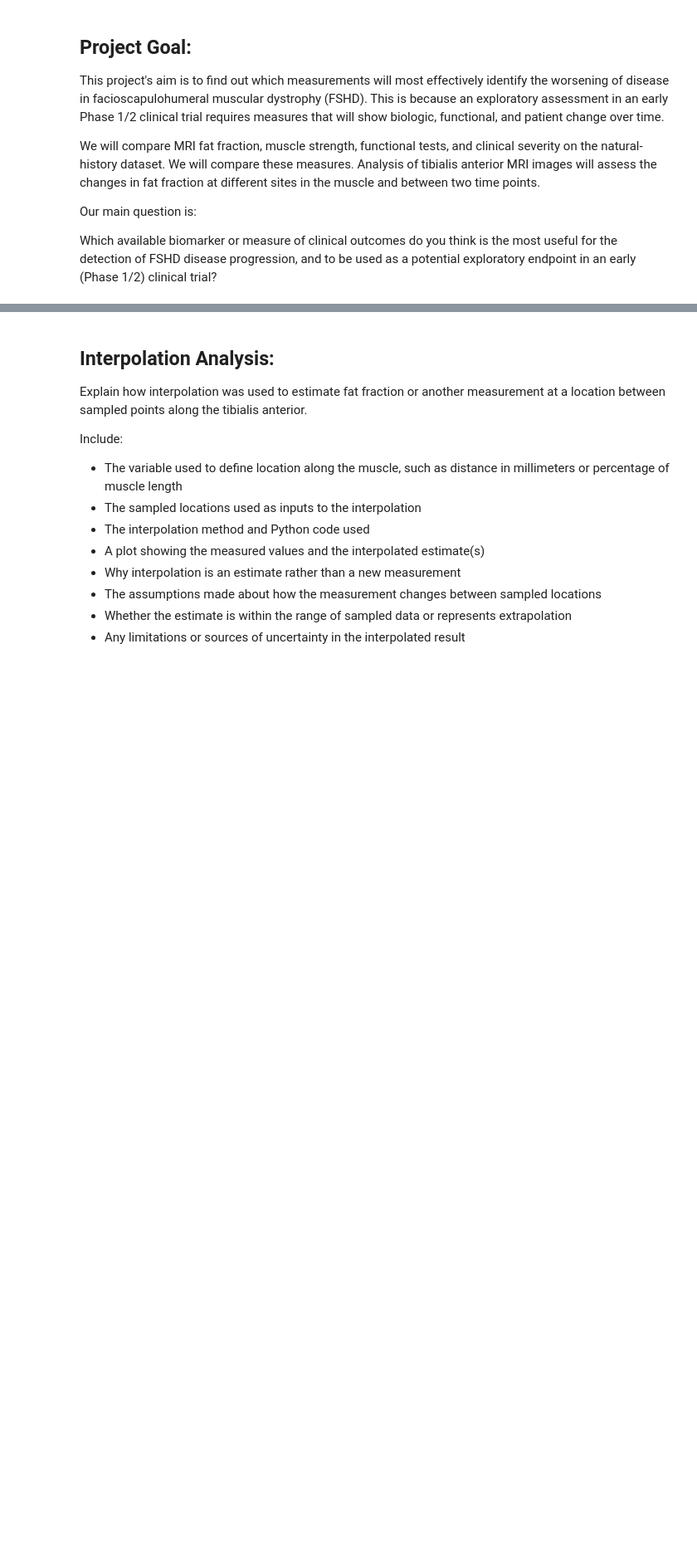
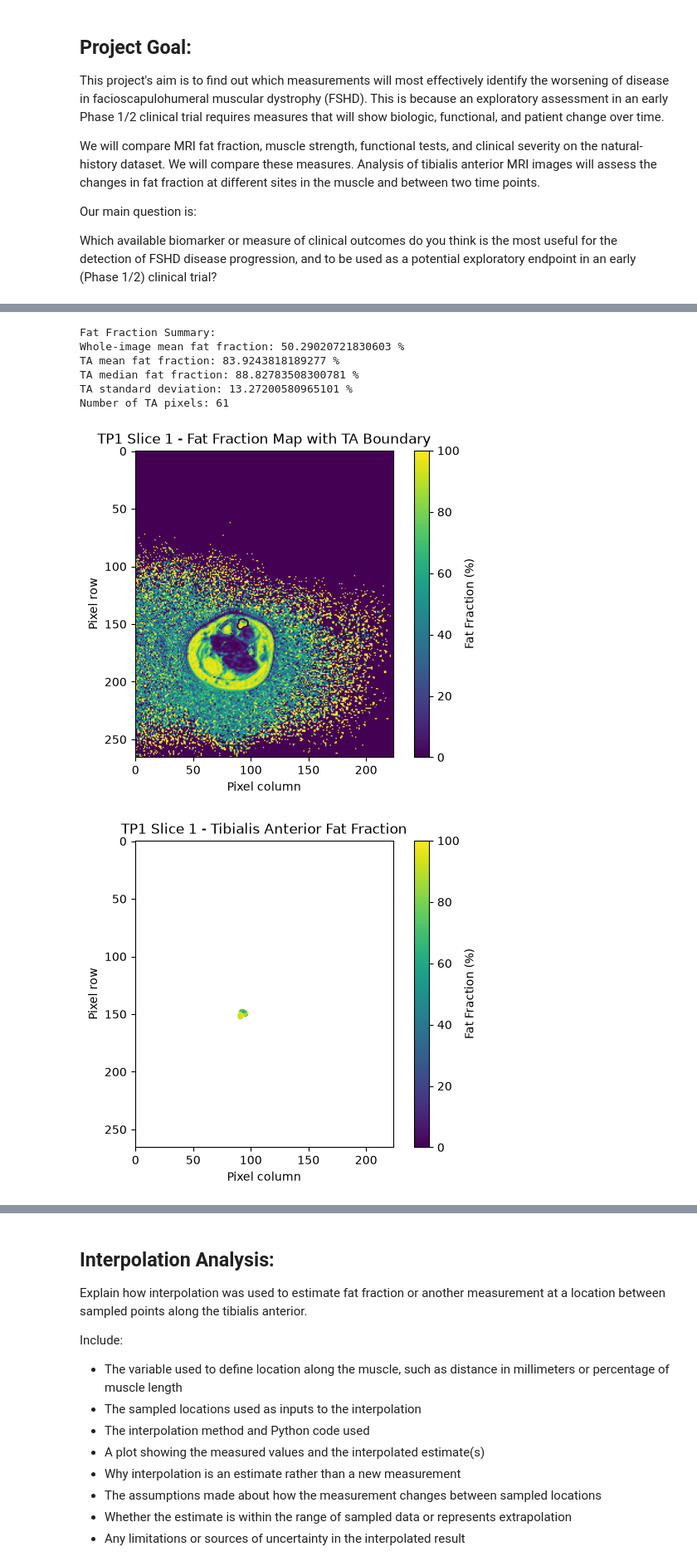
Before and after one commit to privi-alt/Module-2, a Jupyter notebook: BME_2315 Module 2/FSHD_Module2_Project_Template.ipynb, the cells around one changed output, grey strips where cells are left out. Shown at 83% size. Saved outputs shown, nothing was run; the diff lists cells and outputs as text; code cells hidden in the pictures; blank space fills up the shorter version.

```diff
--- a/BME_2315 Module 2/FSHD_Module2_Project_Template.ipynb
+++ b/BME_2315 Module 2/FSHD_Module2_Project_Template.ipynb
@@ -57,0 +235,71 @@ Each figure should have labeled axes, an informative title, and a caption explai
+# %%
+# Calculate total MRI signal
+total_signal = water_image + fat_image
+
+# Only use pixels where there is MRI signal
+valid_pixels = total_signal > 0
+
+# Calculate fat fraction
+fat_fraction = np.zeros_like(fat_image, dtype=float)
+
+fat_fraction[valid_pixels] = (
+    fat_image[valid_pixels] / total_signal[valid_pixels]
+) * 100
+
+# Select valid pixels inside the tibialis anterior
+ta_region = (ta_mask == 1) & valid_pixels
+ta_fat_fraction = fat_fraction[ta_region]
+
+# Calculate summary statistics
+whole_image_mean = np.mean(fat_fraction[valid_pixels])
+
+ta_mean = np.mean(ta_fat_fraction)
+ta_median = np.median(ta_fat_fraction)
+ta_std = np.std(ta_fat_fraction)
+ta_pixel_count = len(ta_fat_fraction)
+
+print("Fat Fraction Summary:")
+print("Whole-image mean fat fraction:", whole_image_mean, "%")
+print("TA mean fat fraction:", ta_mean, "%")
+print("TA median fat fraction:", ta_median, "%")
+print("TA standard deviation:", ta_std, "%")
+print("Number of TA pixels:", ta_pixel_count)
+
+# Show whole-image fat fraction map
+plt.figure()
+plt.imshow(fat_fraction, vmin=0, vmax=100)
+plt.colorbar(label="Fat Fraction (%)")
+plt.contour(ta_mask, levels=[0.5])
+plt.title("TP1 Slice 1 - Fat Fraction Map with TA Boundary")
+plt.xlabel("Pixel column")
+plt.ylabel("Pixel row")
+plt.show()
+
+# Show TA-only fat fraction map
+ta_only_map = np.full_like(fat_fraction, np.nan, dtype=float)
+ta_only_map[ta_region] = fat_fraction[ta_region]
+
+plt.figure()
+plt.imshow(ta_only_map, vmin=0, vmax=100)
+plt.colorbar(label="Fat Fraction (%)")
+plt.title("TP1 Slice 1 - Tibialis Anterior Fat Fraction")
+plt.xlabel("Pixel column")
+plt.ylabel("Pixel row")
+plt.show()
+
+# Show TA fat fraction distribution
+plt.figure()
+plt.hist(ta_fat_fraction, bins=20)
+plt.title("TP1 Slice 1 - TA Fat Fraction Distribution")
+plt.xlabel("Fat Fraction (%)")
+plt.ylabel("Number of Pixels")
+plt.show()
+# %% [output]
+Fat Fraction Summary:
+Whole-image mean fat fraction: 50.29020721830603 %
+TA mean fat fraction: 83.9243818189277 %
+TA median fat fraction: 88.82783508300781 %
+TA standard deviation: 13.27200580965101 %
+Number of TA pixels: 61
+[figure, added]
+[figure, added]
```
Also changed, not shown: parts of 10 cells of this notebook.
